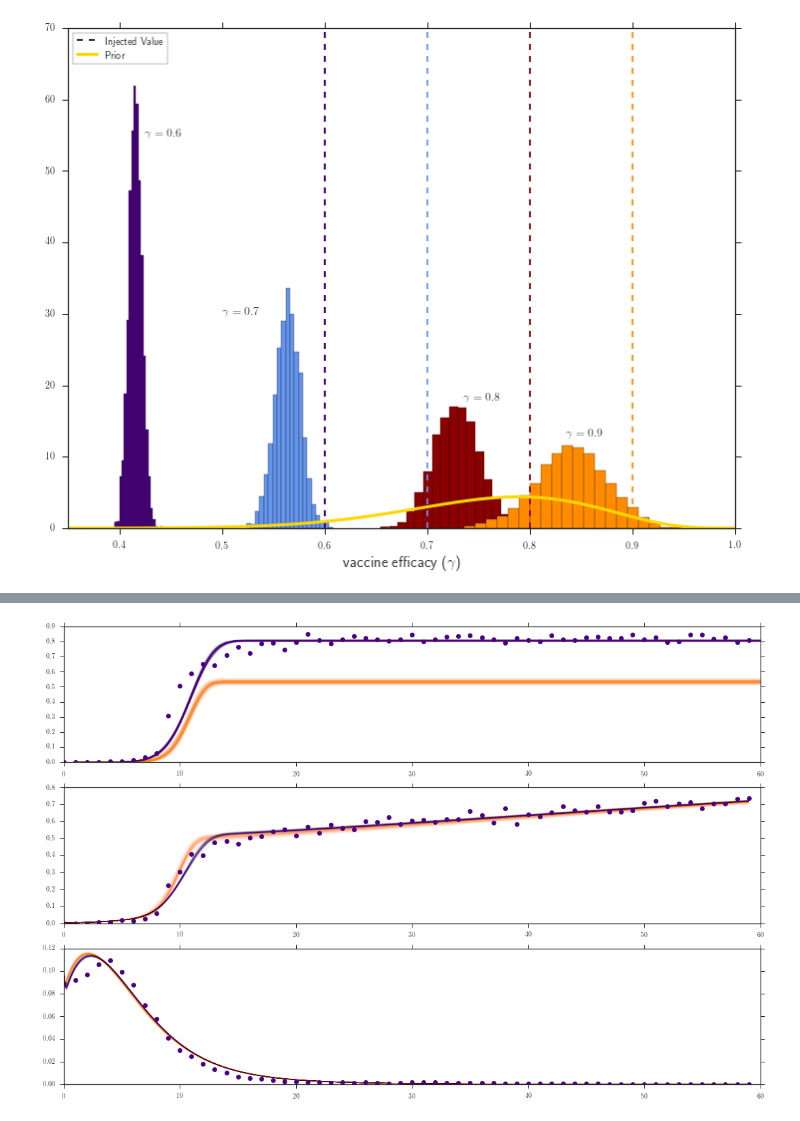
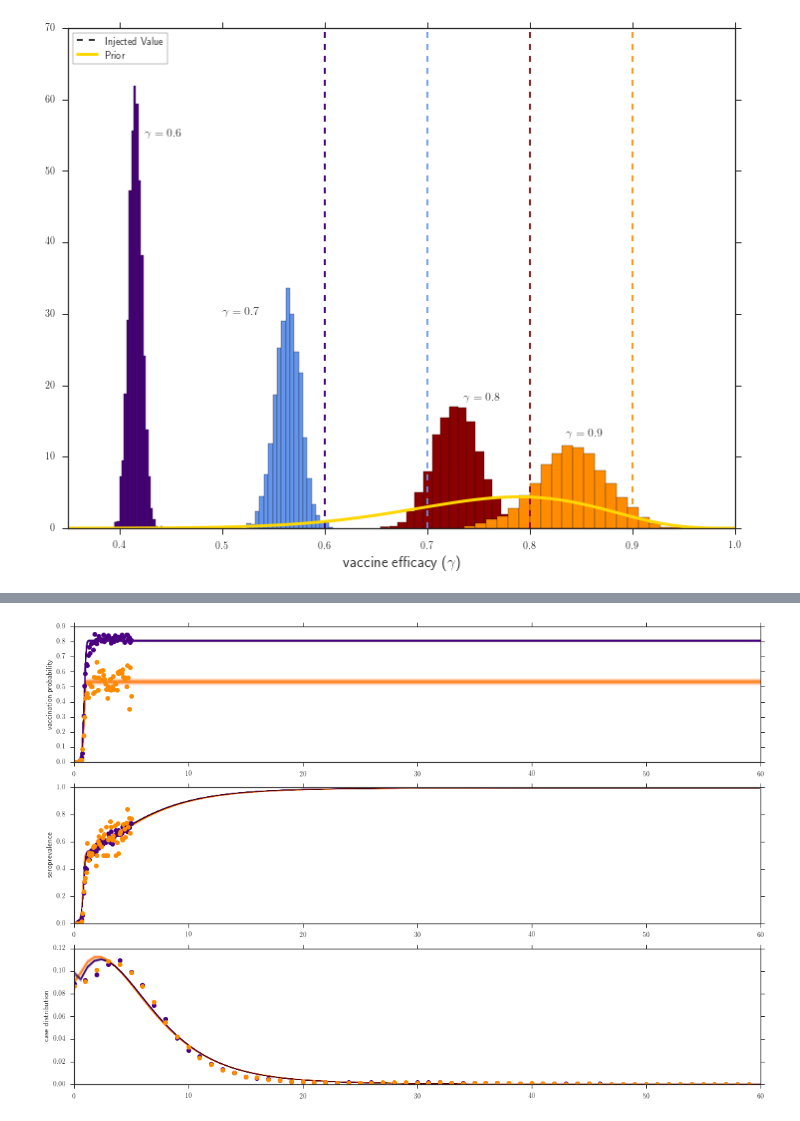
Before and after one commit to lmaesampson/CompetingRates, a Jupyter notebook: Code/Figures.ipynb, the cells around one changed output, grey strips where cells are left out. Cells and saved outputs as stored; diff of their text form; code cells hidden in the pictures.

```diff
--- a/Code/Figures.ipynb
+++ b/Code/Figures.ipynb
@@ -98,7 +98,7 @@ so60 = Data60[:,2].copy()
 st60 = Data60[:,3].copy()
 cobs60 = Data60[:,4].copy()
 
-total_cases60 = np.sum(cobs[:])
+total_cases60 = np.sum(cobs60[:])
 
 vobs60 = vo60.copy()
 vtry60 = vt60.copy()
@@ -113,7 +113,7 @@ vt90 = Data90[:,1].copy()
 so90 = Data90[:,2].copy()
 st90 = Data90[:,3].copy()
 cobs90 = Data90[:,4].copy()
-total_cases90 = np.sum(cobs[:])
+total_cases90 = np.sum(cobs90[:])
 
 vobs90 = vo90.copy()
 vtry90 = vt90.copy()
@@ -237,7 +237,9 @@ plt.savefig('foi_vhaz_fakedata_vaxserocase.pdf')
 # %%
 #Look at predicted vaccination level, seroprevalence, and case count:
-nspace = 500
-x = np.linspace(1,60,nspace)
+nspace = 1200
+x = np.linspace(1,60*12,nspace)
+xplot = np.linspace(1,60,60)
+xy = np.linspace(1,60,nspace)
 cplot9 = np.zeros(nspace)
 vplot9 = np.zeros(nspace)
 splot9 = np.zeros(nspace)
@@ -263,42 +265,46 @@ for k in range(nplot):
     va90 = samples90[index,0]
     vb90 = samples90[index,1]
     vh90 = samples90[index,2]
     fa90 = samples90[index,3]
     fb90 = samples90[index,4]
     fh90 = samples90[index,5]
     ve90 = samples90[index,6]
 
 
     j = 0
     for i in x:
         a = float(i)
         vplot6[j] = 1. - np.exp(-vh60*(1. - np.exp(-(a/vb60)**va60)))
         splot6[j] = 1.0 - np.exp(-ve60*vh60*(1.-np.exp(-(i/vb60)**va60)) - fh60*(1. - np.exp((-(i/fb60)**fa60))))
         cplot6[j] = (1.-np.exp(-(fh60*fa60/fb60*(a*12./fb60))**(fa60-1.)*np.exp(-(a*12./fb60)**fa60)))\
         *(np.exp(-ve60*vh60*(1.-np.exp(-(a*12./vb60)**va60))-fh60*(1.-np.exp(-(a*12./fb60)**fa60))))
 
         vplot9[j] = 1. - np.exp(-vh90*(1. - np.exp(-(a/vb90)**va90)))
         splot9[j] = 1.0 - np.exp(-ve90*vh90*(1.-np.exp(-(i/vb90)**va90)) - fh90*(1. - np.exp((-(i/fb90)**fa90))))
-        cplot9[j] = (1.-np.exp(-(fh90*fa90/fb90*(a*12./fb90))**(fa90-1.)*np.exp(-(a*12./fb90)**fa90)))\
-        *(np.exp(-ve90*vh90*(1.-np.exp(-(a*12./vb90)**va90))-fh90*(1.-np.exp(-(a*12./fb90)**fa90))))
+        cplot9[j] = (1.-np.exp(-(fh90*fa90/fb90*((a*12.)/fb90))**(fa90-1.)*np.exp(-((a*12.)/fb90)**fa90)))\
+        *(np.exp(-ve90*vh90*(1.-np.exp(-((a*12.)/vb90)**va90))-fh90*(1.-np.exp(-((a*12.)/fb90)**fa90))))
         j += 1
-    ax0.plot(x,vplot6,alpha=0.01,color='indigo')
-    ax1.plot(x-1,splot6,alpha=0.01,color='indigo',linewidth=1)
+    ax0.plot(x/12,vplot6,alpha=0.01,color='indigo')
+    ax1.plot((x-1)/12,splot6,alpha=0.01,color='indigo',linewidth=1)
     ax2.plot(x-1,cplot6/(sum(cplot6)*(x[1]-x[0])),alpha=0.01,color='indigo',linewidth=1)
 
-    ax0.plot(x,vplot9,alpha=0.01,color='darkorange')
-    ax1.plot(x-1,splot9,alpha=0.01,color='darkorange',linewidth=1)
+    ax0.plot(x/12,vplot9,alpha=0.01,color='darkorange')
+    ax1.plot((x-1)/12,splot9,alpha=0.01,color='darkorange',linewidth=1)
     ax2.plot(x-1,cplot9/(sum(cplot9)*(x[1]-x[0])),alpha=0.01,color='darkorange',linewidth=1)
 
-ax0.plot(vobs60.astype(float)/vtry60.astype(float), color ='indigo',linestyle='none',marker='o')
-ax1.plot(sobs60.astype(float)/stry60.astype(float),color='indigo',linestyle='none',marker='o')
+ax0.plot(xplot/12.,vobs60.astype(float)/vtry60.astype(float), color ='indigo',linestyle='none',marker='o')
+ax1.plot(xplot/12.,sobs60.astype(float)/stry60.astype(float),color='indigo',linestyle='none',marker='o')
 ax2.plot(cobs60.astype(float)/total_cases60,color='indigo',linestyle='none',marker='o')
 
+ax0.plot(xplot/12.,vobs90.astype(float)/vtry90.astype(float), color ='darkorange',linestyle='none',marker='o')
+ax1.plot(xplot/12.,sobs90.astype(float)/stry90.astype(float),color='darkorange',linestyle='none',marker='o')
+ax2.plot(cobs90.astype(float)/total_cases90,color='darkorange',linestyle='none',marker='o')
 
-ax0.plot(vobs60.astype(float)/vtry60.astype(float), color ='indigo',linestyle='none',marker='o')
-ax1.plot(sobs60.astype(float)/stry60.astype(float),color='indigo',linestyle='none',marker='o')
-ax2.plot(cobs60.astype(float)/total_cases60,color='indigo',linestyle='none',marker='o')
+ax0.set_ylabel('vaccination probability')
+ax1.set_ylabel('seroprevalence')
+ax2.set_ylabel('case distribution')
+
 plt.xlim(0,60)
 fig.tight_layout()
 # %% [output]
-[figure, old version]
+[figure, new version]
```
Also changed, not shown: parts of 1 cell of this notebook.
